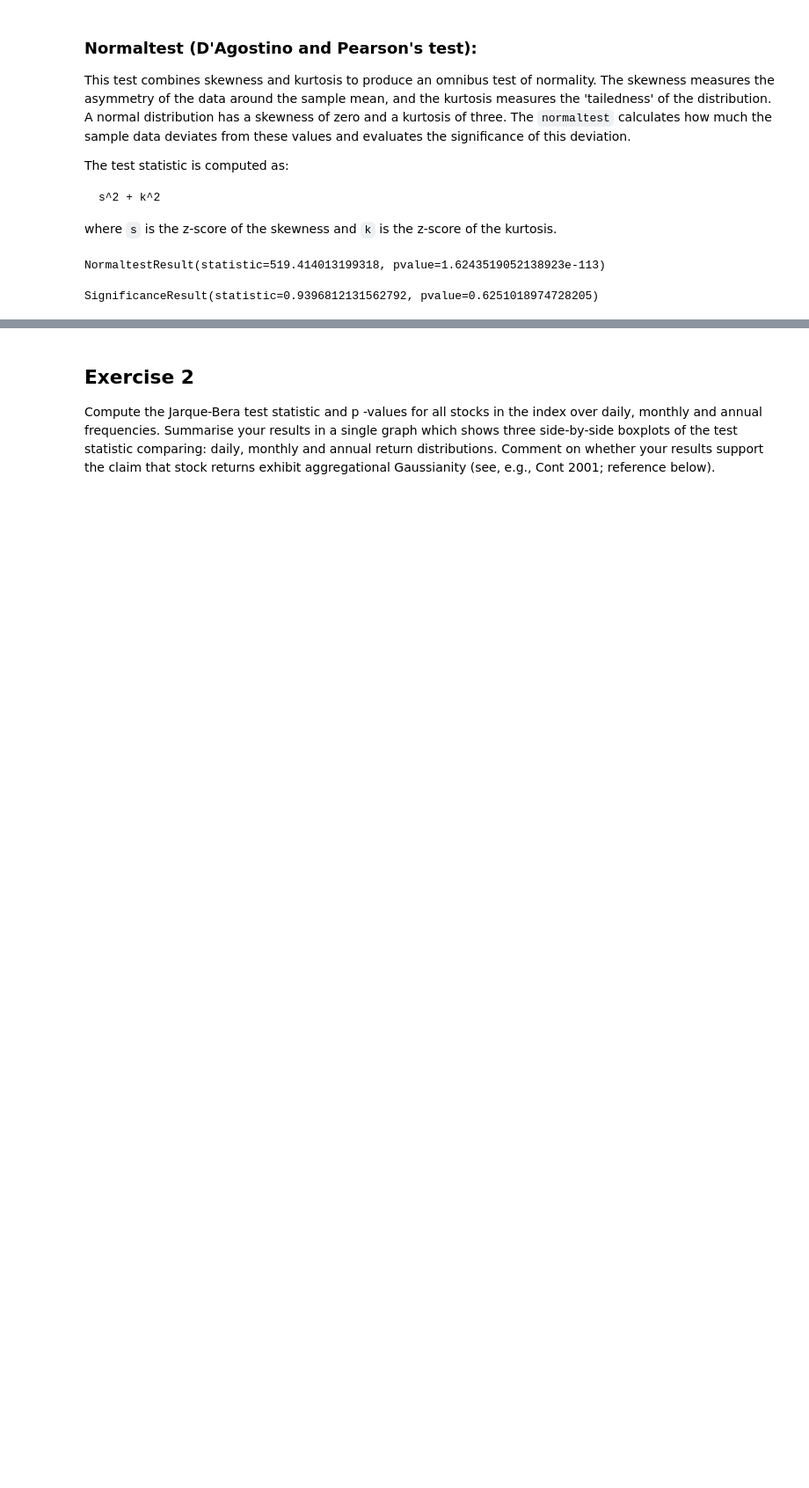
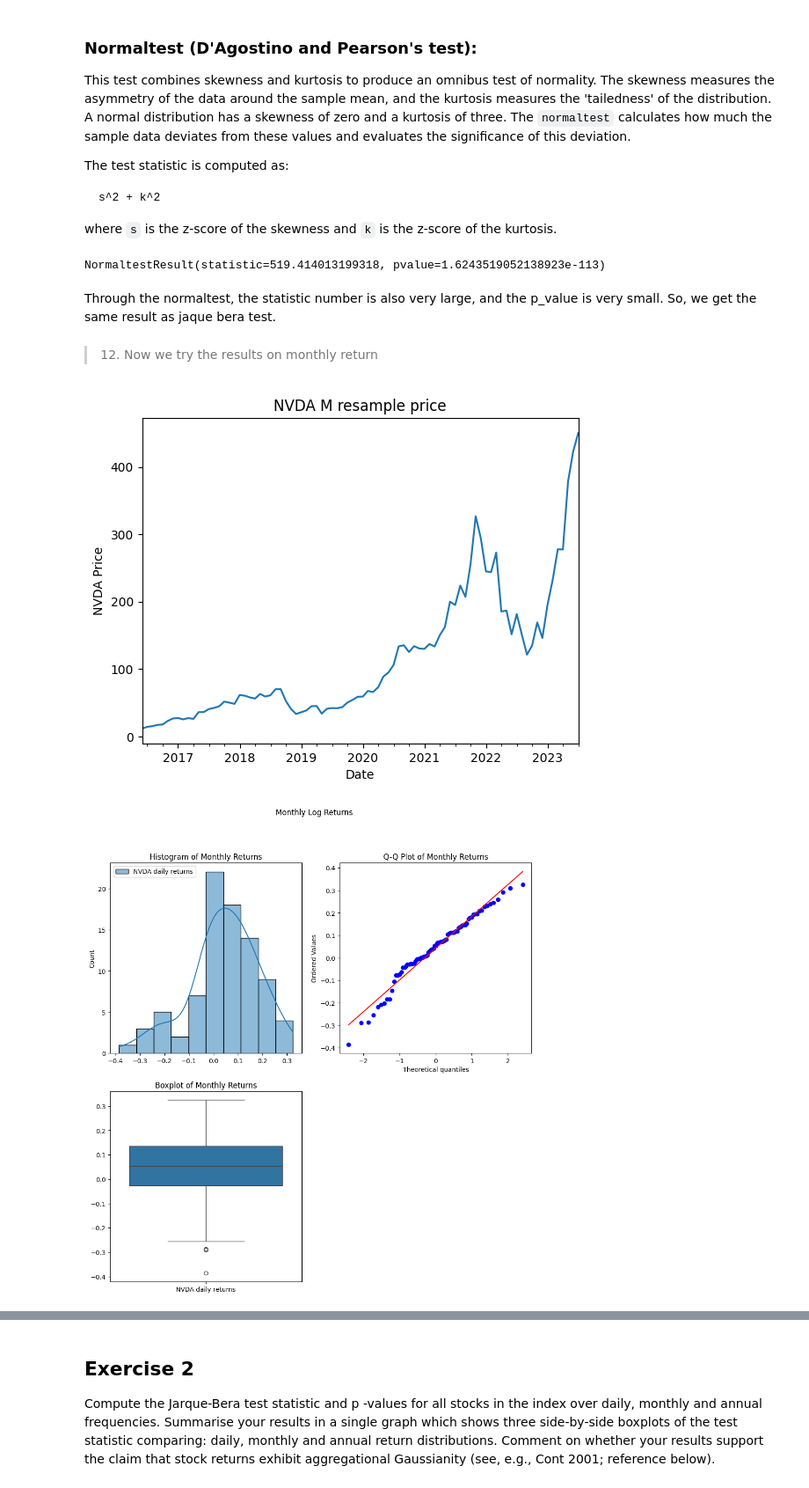
Before and after one commit to izero0324/Scientific-Computing-For-Finance, a Jupyter notebook: lab8/lab8.ipynb, the cells around one changed output, grey strips where cells are left out. Shown at 88% size. Drawn from its saved outputs; the diff is of its cells as text; code cells hidden in the pictures; blank space fills up the shorter version.

```diff
--- a/lab8/lab8.ipynb
+++ b/lab8/lab8.ipynb
@@ -88,12 +88,12 @@ nvda_price.plot(title='NVDA',xlabel='Date', ylabel='Price',rot=45 )
 > 7. resample the daily, monthly and annual price and store them as `nvda_d`, `nvda_m`, `nvda_y`
 >
 # %%
-def resample(df, sample_size, plot):
+def resample(df, sample_size,stock_name, plot):
     resample_prices = df.resample(sample_size).last()
     if plot:
         resample_prices.plot()
-        plt.title('NVDA '+sample_size+ ' resample price')
-        plt.ylabel('NVDA Price')
+        plt.title(stock_name+ ' '+sample_size+ ' resample price')
+        plt.ylabel(stock_name + ' Price')
         plt.show()
     return resample_prices
 
@@ -106,8 +106,8 @@ def log_return(df,sample_size, plot):
         plt.show()
     return stock_returns
 
-def get_log_return(df, sample_size, plot=True):
-    resample_prices = resample(df, sample_size, plot).ffill()
+def get_log_return(df, sample_size, stock_name = 'NVDA',plot=True):
+    resample_prices = resample(df, sample_size, stock_name, plot).ffill()
     stock_returns = log_return(resample_prices, sample_size, plot)
     return stock_returns
 
@@ -173,10 +179,13 @@ daily_normal_test = normaltest(nvda_d)
 daily_normal_test
 # %% [output]
 NormaltestResult(statistic=519.414013199318, pvalue=1.6243519052138923e-113)
-# %%
-stats.jarque_bera(nvda_y)
-# %% [output]
-SignificanceResult(statistic=0.9396812131562792, pvalue=0.6251018974728205)
+# %% [markdown]
+Through the normaltest, the statistic number is also very large, and the p_value is very small. So, we get the same result as jaque bera test.
+# %% [markdown]
+> 12. Now we try the results on monthly return
 # %%
-nvda_m_ = pd.DataFrame({'NVDA daily returns': nvda_m}, index=resample(nvda_price, 'M').index[1:])
-normally_dist_vis_check(nvda_m_, nvda_m)
+nvda_m_ = pd.DataFrame({'NVDA daily returns': nvda_m}, index=resample(nvda_price, 'M', plot=True).index[1:])
+normally_dist_vis_check(nvda_m_, nvda_m, 'Monthly')
+# %% [output]
+[figure, added]
+[figure, added]
```
Also changed, not shown: parts of 64 cells of this notebook, 1 other file.
